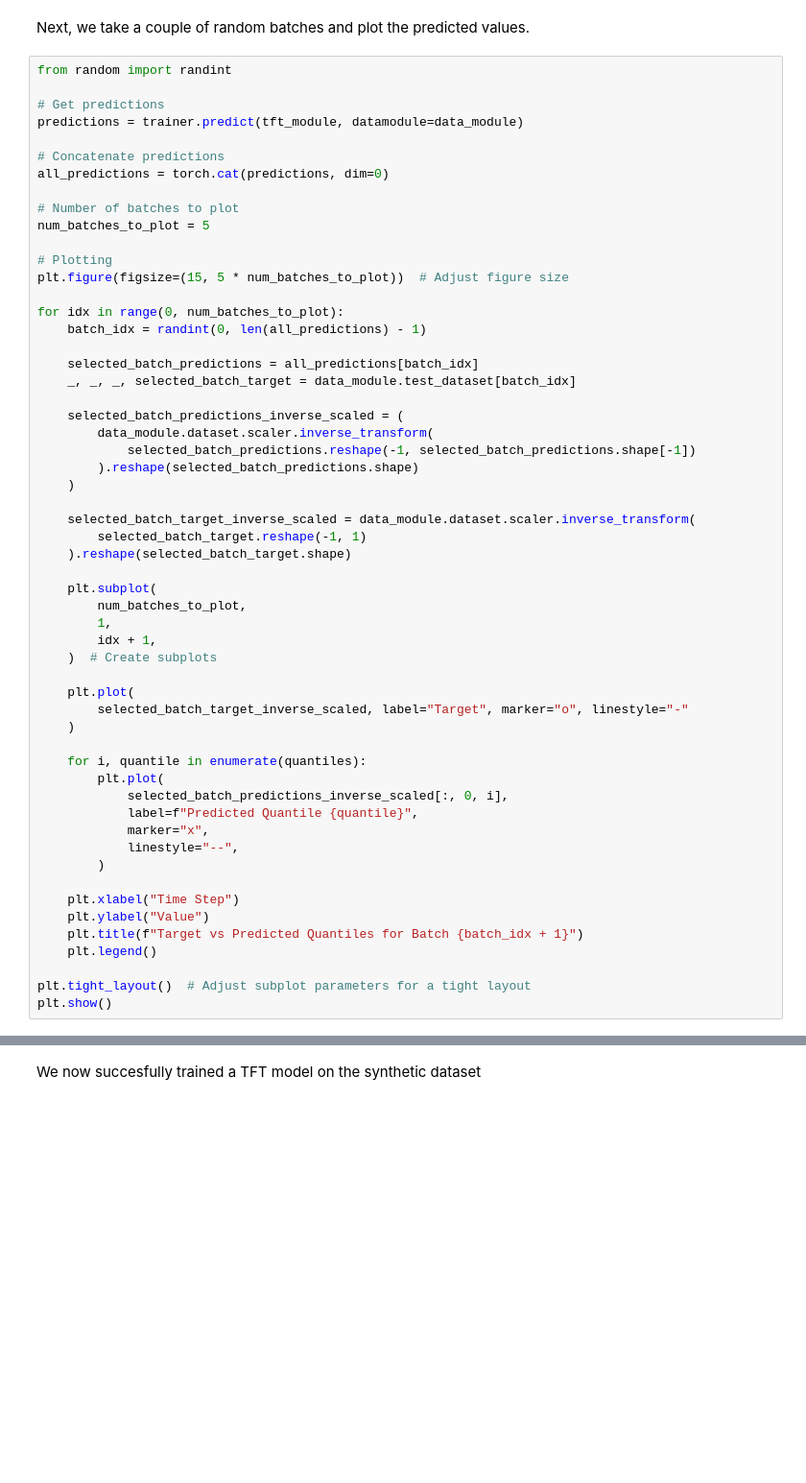
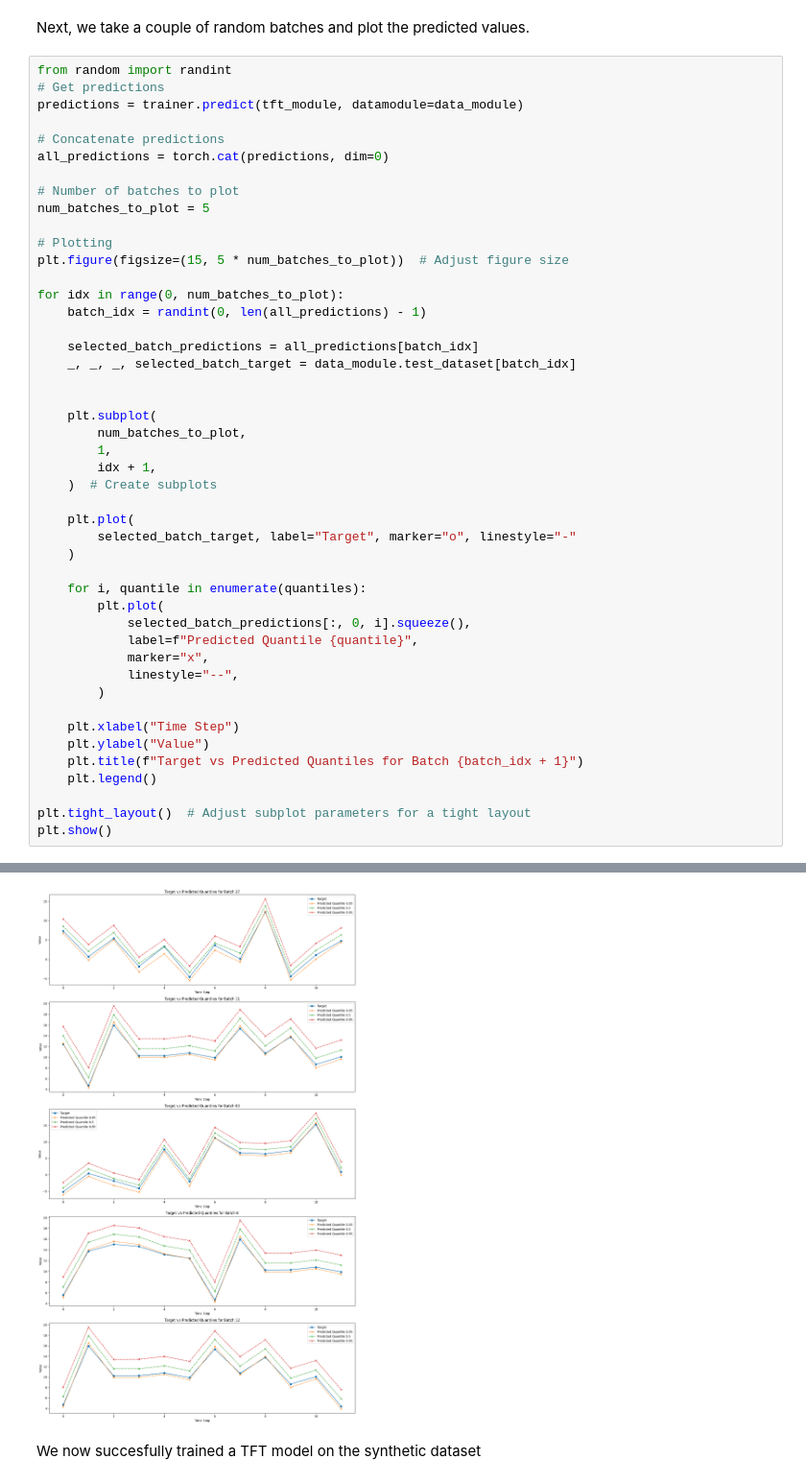
Before and after one commit to AI4FinTech/FinTorch, a Jupyter notebook: docs/tutorials/tft/tft.ipynb, the cells around one changed output, grey strips where cells are left out. Shown at 96% size. Saved outputs shown, nothing was run; the diff lists cells and outputs as text; blank space fills up the shorter version.

```diff
--- a/docs/tutorials/tft/tft.ipynb
+++ b/docs/tutorials/tft/tft.ipynb
@@ -402,7 +424,6 @@ TypeError: TemporalFusionTransformerModule.__init__() missing 4 required positio
 Next, we take a couple of random batches and plot the predicted values.
 # %%
 from random import randint
-
 # Get predictions
 predictions = trainer.predict(tft_module, datamodule=data_module)
 
@@ -421,15 +442,6 @@ for idx in range(0, num_batches_to_plot):
     selected_batch_predictions = all_predictions[batch_idx]
     _, _, _, selected_batch_target = data_module.test_dataset[batch_idx]
 
-    selected_batch_predictions_inverse_scaled = (
-        data_module.dataset.scaler.inverse_transform(
-            selected_batch_predictions.reshape(-1, selected_batch_predictions.shape[-1])
-        ).reshape(selected_batch_predictions.shape)
-    )
-
-    selected_batch_target_inverse_scaled = data_module.dataset.scaler.inverse_transform(
-        selected_batch_target.reshape(-1, 1)
-    ).reshape(selected_batch_target.shape)
 
     plt.subplot(
         num_batches_to_plot,
@@ -438,12 +450,12 @@ for idx in range(0, num_batches_to_plot):
     )  # Create subplots
 
     plt.plot(
-        selected_batch_target_inverse_scaled, label="Target", marker="o", linestyle="-"
+        selected_batch_target, label="Target", marker="o", linestyle="-"
     )
 
     for i, quantile in enumerate(quantiles):
         plt.plot(
-            selected_batch_predictions_inverse_scaled[:, 0, i],
+            selected_batch_predictions[:, 0, i].squeeze(),
             label=f"Predicted Quantile {quantile}",
             marker="x",
             linestyle="--",
@@ -456,3 +468,4 @@ for idx in range(0, num_batches_to_plot):
 
 plt.tight_layout()  # Adjust subplot parameters for a tight layout
 plt.show()
+# %% [output]
@@ -459,3 +473,4 @@ plt.show()
+[figure, added]
 # %% [markdown]
 We now succesfully trained a TFT model on the synthetic dataset
 # %% [markdown]
```
Also changed, not shown: parts of 18 cells of this notebook.
